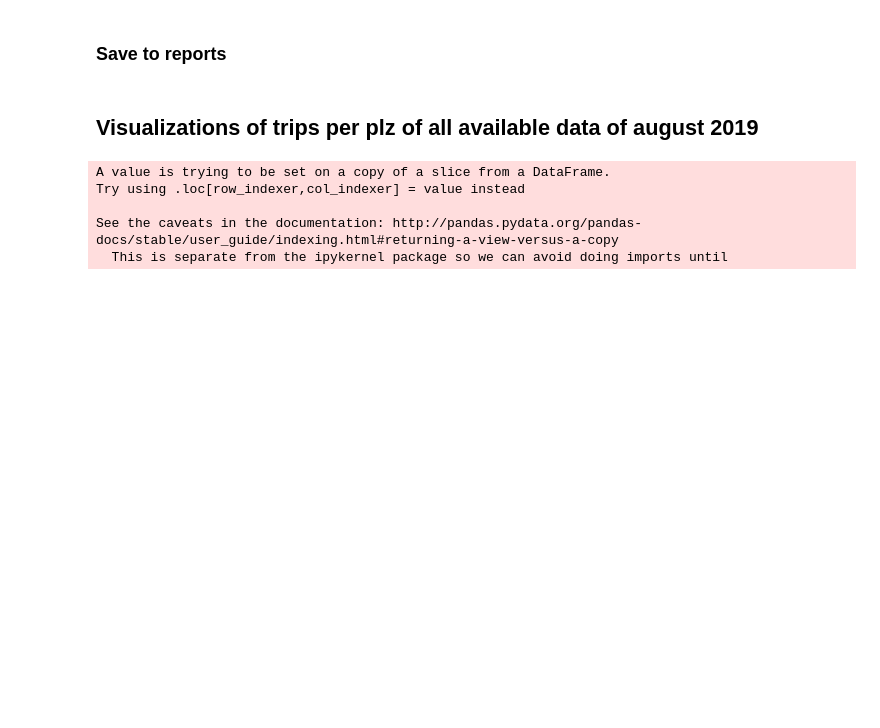
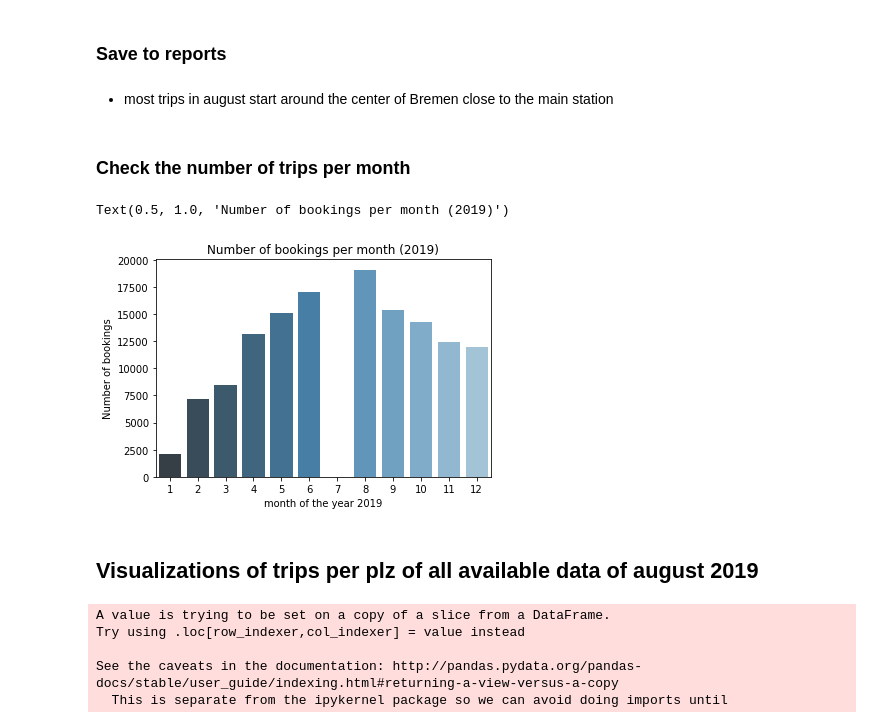
Before and after one commit to janiksudo/PDS_Project, a Jupyter notebook: notebooks/tim-visualize-started-trips-per-PLZ.ipynb, the cells around one changed output. Drawn from its saved outputs; the diff is of its cells as text; code cells hidden in the pictures; blank space fills up the shorter version.

```diff
--- a/notebooks/tim-visualize-started-trips-per-PLZ.ipynb
+++ b/notebooks/tim-visualize-started-trips-per-PLZ.ipynb
@@ -175,3 +164,18 @@ visualize_trips_per_plz_2(plz_starts, ['Postleitzahl: ', 'Number of starts in au
+# %% [markdown]
+- most trips in august start around the center of Bremen close to the main station
+# %% [markdown]
+### Check the number of trips per month
+# %%
+trips['start_time'] = pd.to_datetime(trips['start_time'])
+num_trips_month = []
+for i in range(1,13):
+    num_trips_month.append(len(trips[trips.set_index('start_time').index.month == i]))
+ax = sns.barplot(x=np.arange(1,13), y=num_trips_month, palette="Blues_d")
+ax.set(ylabel='Number of bookings', xlabel='month of the year 2019')
+ax.set_title('Number of bookings per month (2019)')
+# %% [output]
+Text(0.5, 1.0, 'Number of bookings per month (2019)')
+[figure, added]
 # %% [markdown]
 ## Visualizations of trips per plz of all available data of august 2019
 # %%
```
Also changed, not shown: parts of 14 cells of this notebook, 3 other files.
